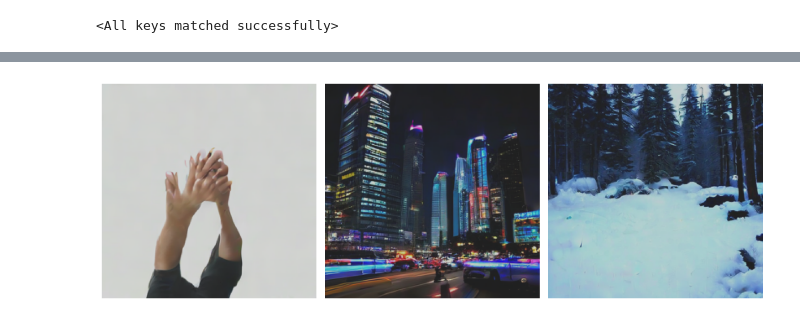
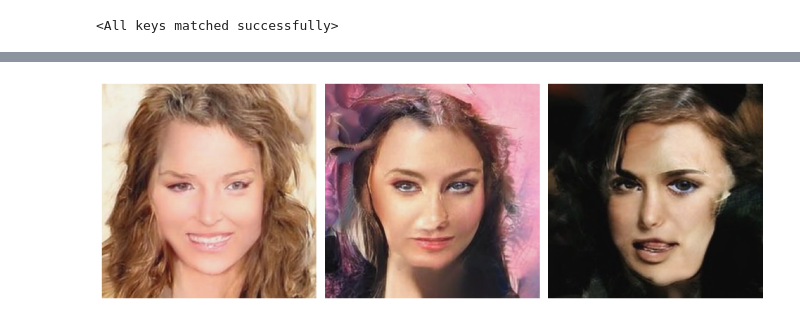
Before and after one commit to geronimi73/reimei, a Jupyter notebook: test_model.ipynb, the cells around one changed output, grey strips where cells are left out. Drawn from its saved outputs; the diff is of its cells as text; code cells hidden in the pictures.

```diff
--- a/test_model.ipynb
+++ b/test_model.ipynb
@@ -39,4 +47,4 @@ model.load_state_dict(torch.load("models/microdit_model_epoch_1.pt"))
 # %% [output]
 <All keys matched successfully>
 # %%
-model = model.to(device).to(torch.float16)
+model = model.to(device).to(torch.bfloat16)
@@ -76,3 +51,5 @@ Mean: 0.0209808349609375, Std: 1.0068359375, Max: 4.01171875, Min: -4.24609375
+# %%
+vae = AutoencoderDC.from_pretrained("mit-han-lab/dc-ae-f32c32-in-1.0-diffusers", torch_dtype=DTYPE, cache_dir=f"{MODELS_DIR_BASE}/dc_ae", revision="main").to(device, ).eval()
 # %%
 SIGLIP_HF_NAME ="hf-hub:timm/ViT-SO400M-14-SigLIP-384"
 # %%
@@ -94,40 +71,43 @@ prompts = [
 # %%
 texts = siglip_tokenizer(prompts, context_length=siglip_model.context_length).to(device)
 caption_embeddings = siglip_model.encode_text(texts)
+# %%
+caption_embeddings = torch.zeros((3, cond_embed_dim), device=device, dtype=DTYPE)
+# %%
+noise = torch.randn(3, 32, 8, 8).to(device).to(torch.bfloat16)
 # %%
-noise = torch.randn(3, 4, 32, 32).to(device).to(torch.float16)
-
-with torch.inference_mode(), autocast("cuda", dtype=torch.float16):
-    pred = model.sample(noise, caption_embeddings, sample_steps=50, cfg=7.0)
+model = model.eval()
+with autocast("cuda", dtype=torch.bfloat16):
+    pred = model.sample(noise, caption_embeddings.unsqueeze(1), caption_embeddings, sample_steps=50, cfg=7.0)
 
     pred = vae.decode(pred).sample
     # Change range of pred from x to y to -1 to 1
     min_val = pred.min()
     max_val = pred.max()
 
     pred = (pred - min_val) / (max_val - min_val)
     pred = 2 * pred - 1
 
 
 with torch.inference_mode():
-    pred_cpu = pred.cpu()
+    pred_cpu = pred.cpu().to(torch.float32)
     pred_np = pred_cpu.permute(0, 2, 3, 1).numpy()
     pred_np = (pred_np + 1) / 2
     pred_np = (pred_np * 255).astype(np.uint8)  # Convert to uint8
 
     # Create figure for predictions
     fig_pred, axes_pred = plt.subplots(1, 3, figsize=(12, 12))  # 3 rows, 3 columns
 
     # Plot predictions
     for i, ax in enumerate(axes_pred.flatten()):
         if i < pred_np.shape[0]:
             ax.imshow(pred_np[i])
             # ax.set_title(prompts[i])  # Add this line to set the title
             ax.axis('off')
         else:
             ax.axis('off')
 
     plt.tight_layout()
     plt.show()
 # %% [output]
-[figure, old version]
+[figure, new version]
```
Also changed, not shown: parts of 10 cells of this notebook, 4 other files.
